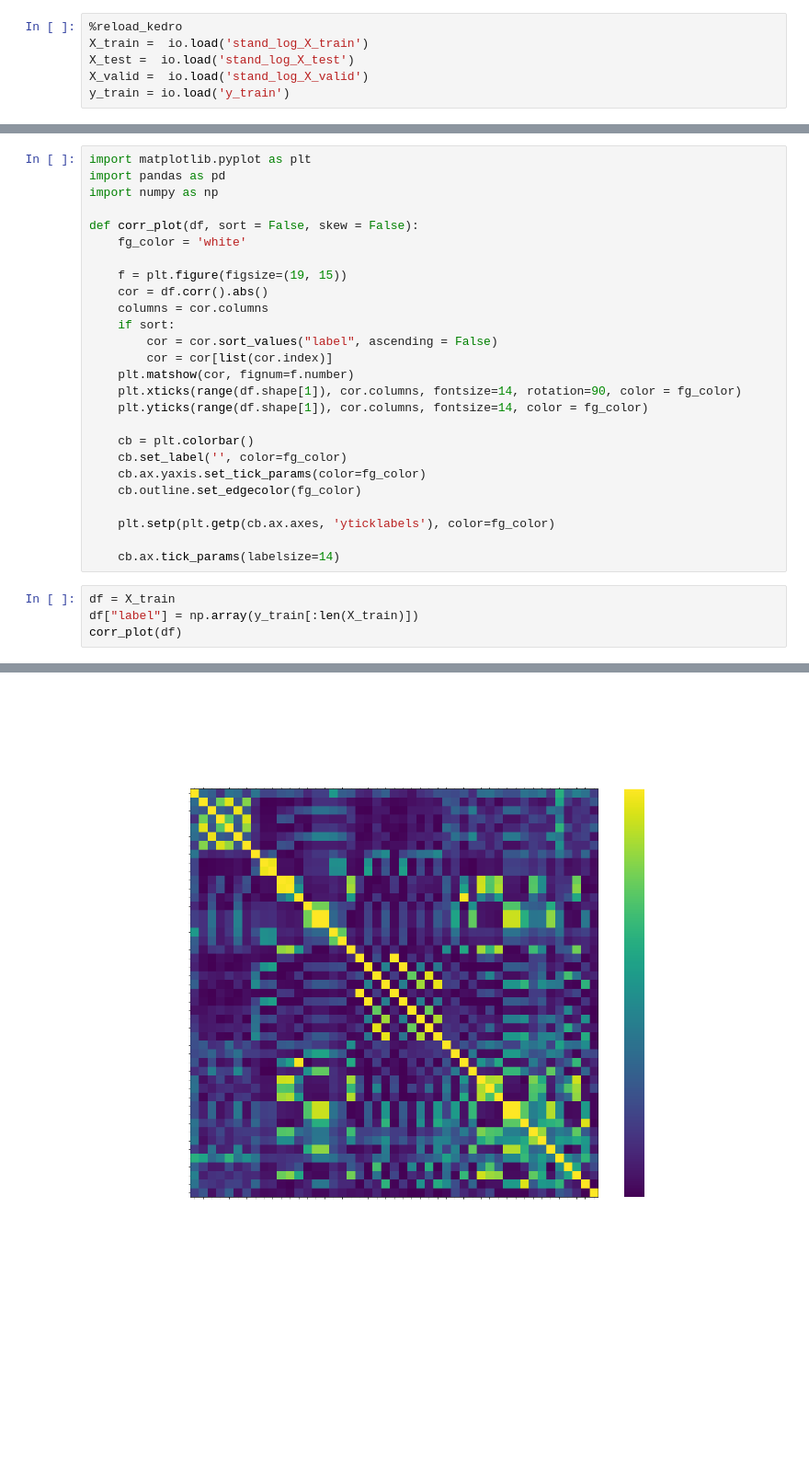
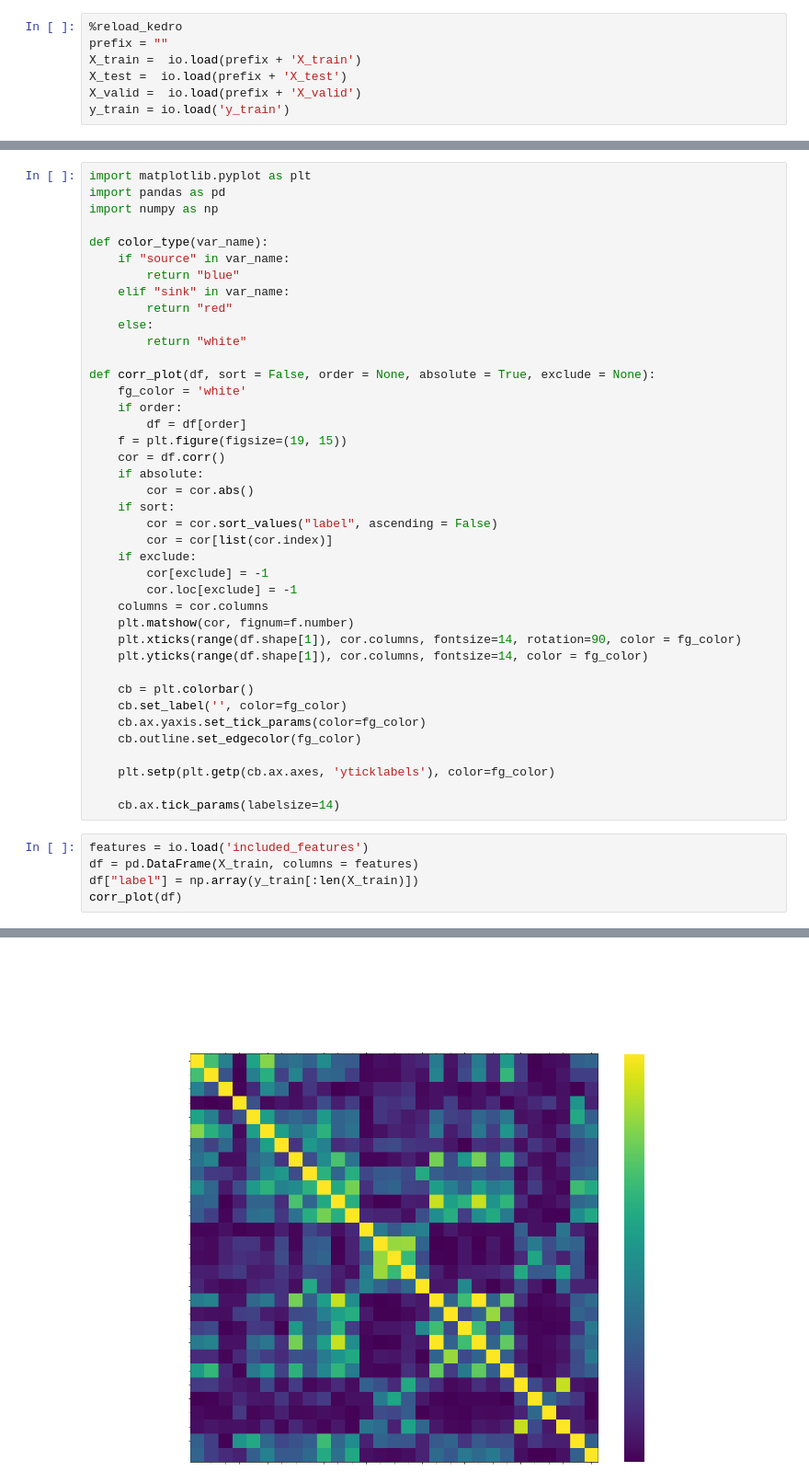
Before and after one commit to thomas-duke/twitter-network, a Jupyter notebook: notebooks/03_features/feature_exploration.ipynb, the cells around one changed output, grey strips where cells are left out. Shown at 92% size. Saved outputs shown, nothing was run; the diff lists cells and outputs as text; blank space fills up the shorter version.

```diff
--- a/notebooks/03_features/feature_exploration.ipynb
+++ b/notebooks/03_features/feature_exploration.ipynb
@@ -1,7 +1,8 @@
 # %%
 %reload_kedro
-X_train =  io.load('stand_log_X_train')
-X_test =  io.load('stand_log_X_test')
-X_valid =  io.load('stand_log_X_valid')
+prefix = ""
+X_train =  io.load(prefix + 'X_train')
+X_test =  io.load(prefix + 'X_test')
+X_valid =  io.load(prefix + 'X_valid')
 y_train = io.load('y_train')
 # %% [output]
@@ -24,15 +26,29 @@ import matplotlib.pyplot as plt
 import pandas as pd
 import numpy as np
 
-def corr_plot(df, sort = False, skew = False):
+def color_type(var_name):
+    if "source" in var_name:
+        return "blue"
+    elif "sink" in var_name:
+        return "red"
+    else:
+        return "white"
+
+def corr_plot(df, sort = False, order = None, absolute = True, exclude = None):
     fg_color = 'white'
-
+    if order:
+        df = df[order]
     f = plt.figure(figsize=(19, 15))
-    cor = df.corr().abs()
-    columns = cor.columns
+    cor = df.corr()
+    if absolute:
+        cor = cor.abs()
     if sort:
         cor = cor.sort_values("label", ascending = False)
         cor = cor[list(cor.index)]
+    if exclude:
+        cor[exclude] = -1
+        cor.loc[exclude] = -1
+    columns = cor.columns
     plt.matshow(cor, fignum=f.number)
     plt.xticks(range(df.shape[1]), cor.columns, fontsize=14, rotation=90, color = fg_color)
     plt.yticks(range(df.shape[1]), cor.columns, fontsize=14, color = fg_color)
@@ -46,7 +62,8 @@ def corr_plot(df, sort = False, skew = False):
 
     cb.ax.tick_params(labelsize=14)
 # %%
-df = X_train
+features = io.load('included_features')
+df = pd.DataFrame(X_train, columns = features)
 df["label"] = np.array(y_train[:len(X_train)])
 corr_plot(df)
 # %% [output]
@@ -53,4 +71,4 @@ corr_plot(df)
-[figure, old version]
+[figure, new version]
 # %%
 corr_plot(df, sort = True)
 # %% [output]
```
Also changed, not shown: parts of 12 cells of this notebook, 10 other files.
